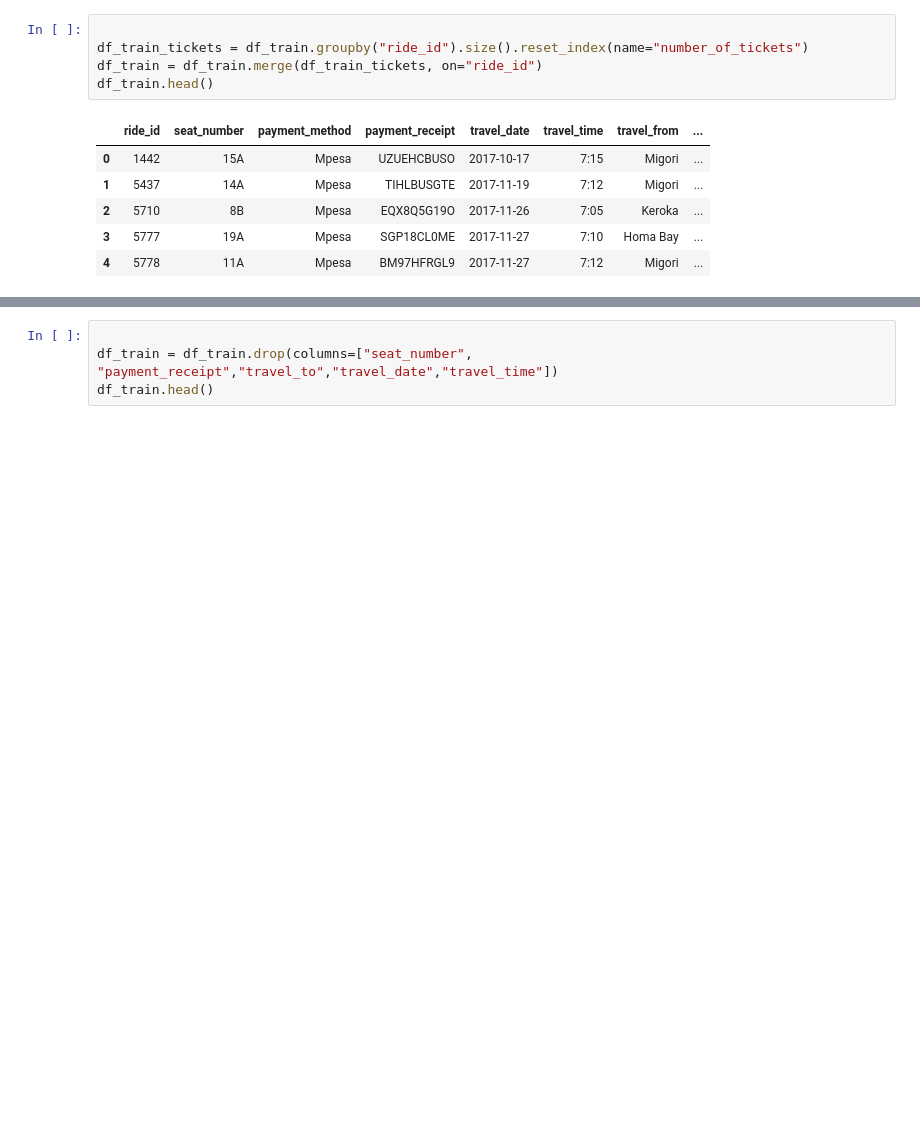
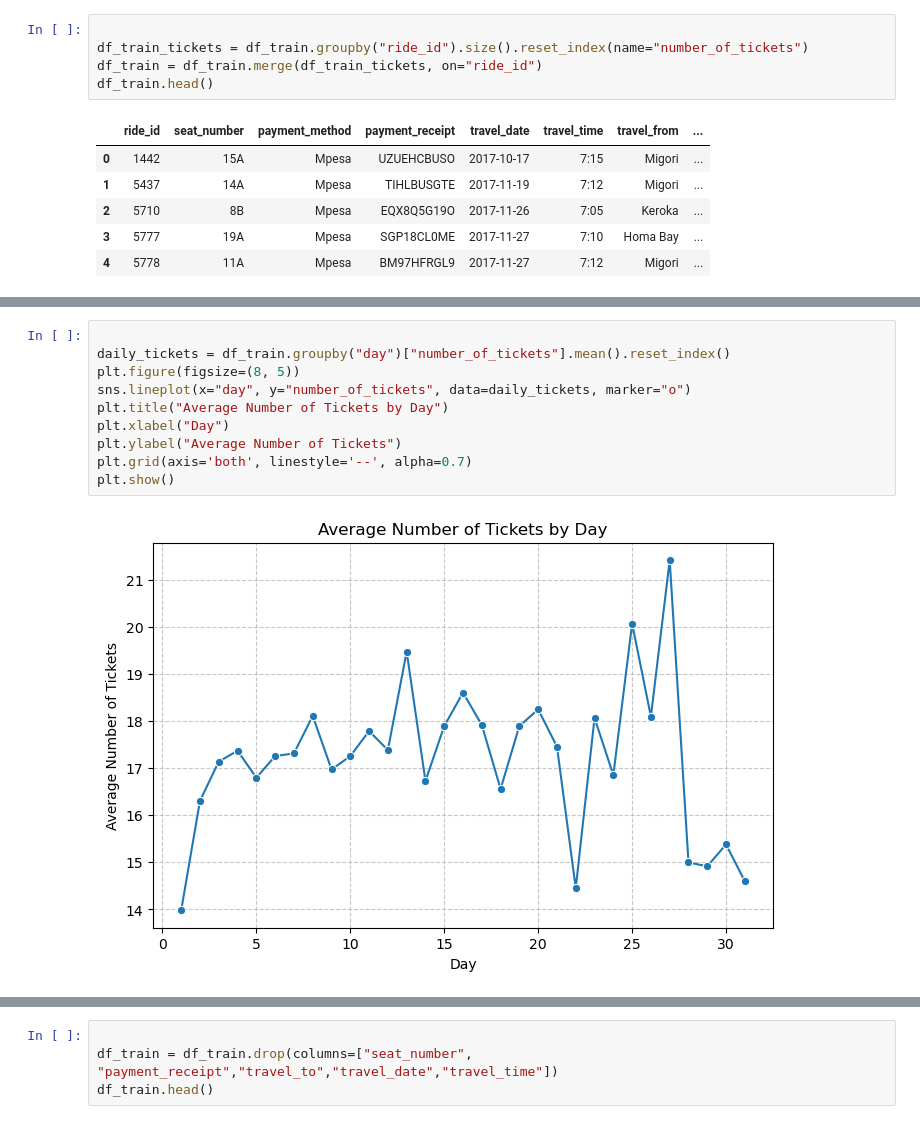
Before and after one commit to The-DigitalAcademy/Traffic_Jam_Analysis, a Jupyter notebook: creatingmodel.ipynb, the cells around one changed output, grey strips where cells are left out. Saved outputs shown, nothing was run; the diff lists cells and outputs as text; blank space fills up the shorter version.

```diff
--- a/creatingmodel.ipynb
+++ b/creatingmodel.ipynb
@@ -102,0 +162,12 @@ df_train.head()
+# %%
+
+daily_tickets = df_train.groupby("day")["number_of_tickets"].mean().reset_index()
+plt.figure(figsize=(8, 5))
+sns.lineplot(x="day", y="number_of_tickets", data=daily_tickets, marker="o")
+plt.title("Average Number of Tickets by Day")
+plt.xlabel("Day")
+plt.ylabel("Average Number of Tickets")
+plt.grid(axis='both', linestyle='--', alpha=0.7)
+plt.show()
+# %% [output]
+[figure, added]
```
Also changed, not shown: parts of 65 cells of this notebook, 4 other files.
